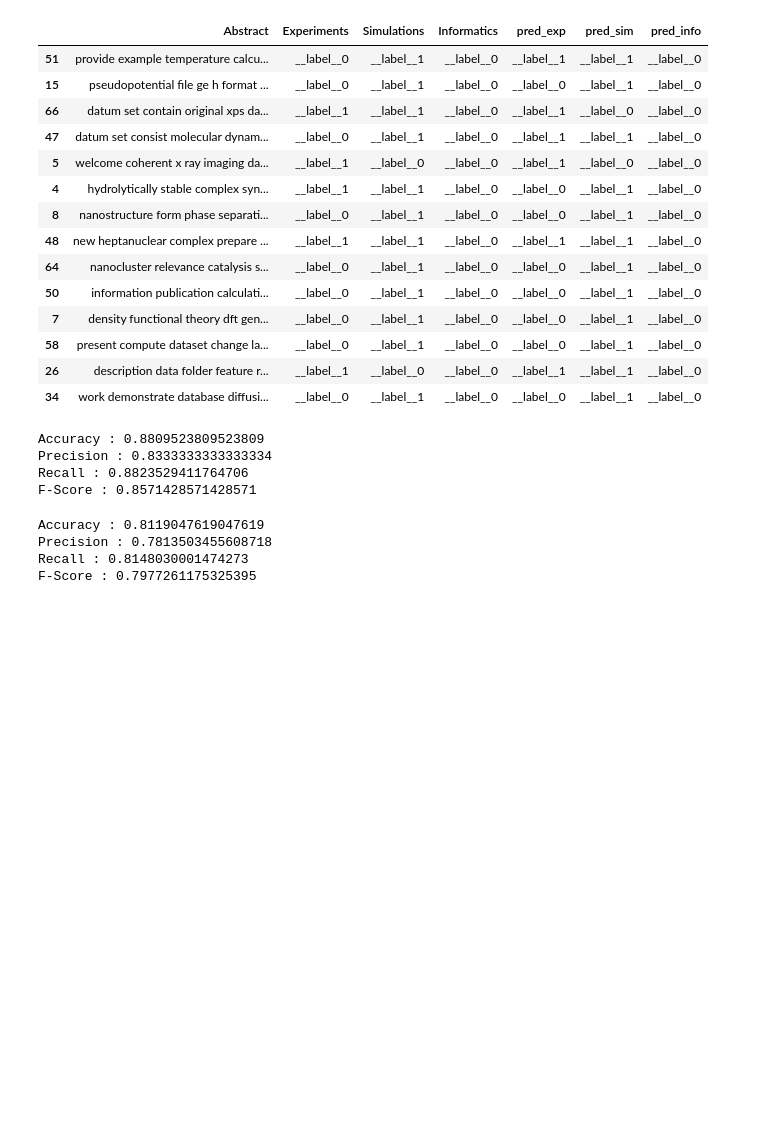
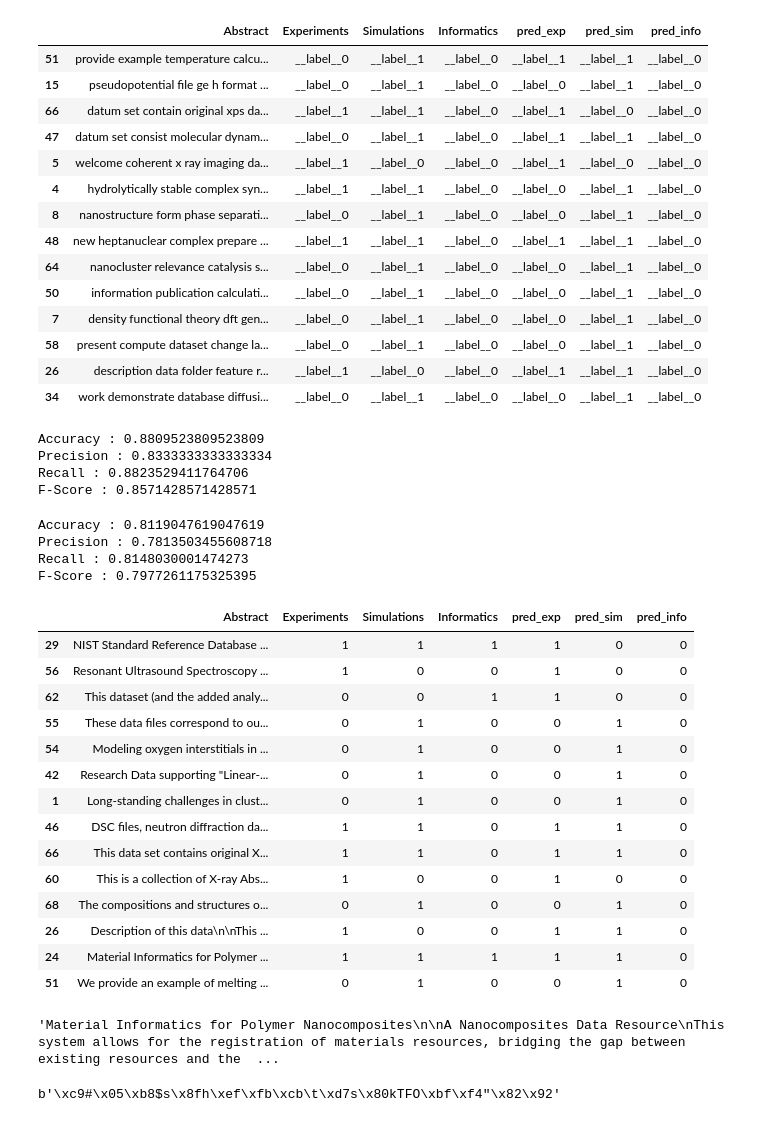
Before and after one commit to aswathyajith/Practicum-MDF, a Jupyter notebook: notebooks/MDF Dataset Classification.ipynb, the cells around one changed output. Saved outputs shown, nothing was run; the diff lists cells and outputs as text; code cells hidden in the pictures; blank space fills up the shorter version.

```diff
--- a/notebooks/MDF Dataset Classification.ipynb
+++ b/notebooks/MDF Dataset Classification.ipynb
@@ -534,0 +533,32 @@ test.to_csv("../data/model_data.csv")
+# %%
+import copy
+model_data = copy.deepcopy(test)
+model_data.Abstract = df.Abstract[test.index]
+model_data.to_csv("../data/model_data.csv")
+# %%
+model_data
+# %% [output]
+|  | Abstract | Experiments | Simulations | Informatics | pred_exp | pred_sim | pred_info |
+| 29 | NIST Standard Reference Database ... | 1 | 1 | 1 | 1 | 0 | 0 |
+| 56 | Resonant Ultrasound Spectroscopy ... | 1 | 0 | 0 | 1 | 0 | 0 |
+| 62 | This dataset (and the added analy... | 0 | 0 | 1 | 1 | 0 | 0 |
+| 55 | These data files correspond to ou... | 0 | 1 | 0 | 0 | 1 | 0 |
+| 54 | Modeling oxygen interstitials in ... | 0 | 1 | 0 | 0 | 1 | 0 |
+| 42 | Research Data supporting "Linear-... | 0 | 1 | 0 | 0 | 1 | 0 |
+| 1 | Long-standing challenges in clust... | 0 | 1 | 0 | 0 | 1 | 0 |
+| 46 | DSC files, neutron diffraction da... | 1 | 1 | 0 | 1 | 1 | 0 |
+| 66 | This data set contains original X... | 1 | 1 | 0 | 1 | 1 | 0 |
+| 60 | This is a collection of X-ray Abs... | 1 | 0 | 0 | 1 | 0 | 0 |
+| 68 | The compositions and structures o... | 0 | 1 | 0 | 0 | 1 | 0 |
+| 26 | Description of this data\n\nThis ... | 1 | 0 | 0 | 1 | 1 | 0 |
+| 24 | Material Informatics for Polymer ... | 1 | 1 | 1 | 1 | 1 | 0 |
+| 51 | We provide an example of melting ... | 0 | 1 | 0 | 0 | 1 | 0 |
+# %%
+model_data.Abstract[24]
+# %% [output]
+'Material Informatics for Polymer Nanocomposites\n\nA Nanocomposites Data Resource\nThis system allows for the registration of materials resources, bridging the gap between existing resources and the  ...
+# %%
+import os
+os.urandom(24)
+# %% [output]
+b'\xc9#\x05\xb8$s\x8fh\xef\xfb\xcb\t\xd7s\x80kTFO\xbf\xf4"\x82\x92'
```
Also changed, not shown: parts of 1 cell of this notebook, 7 other files.
